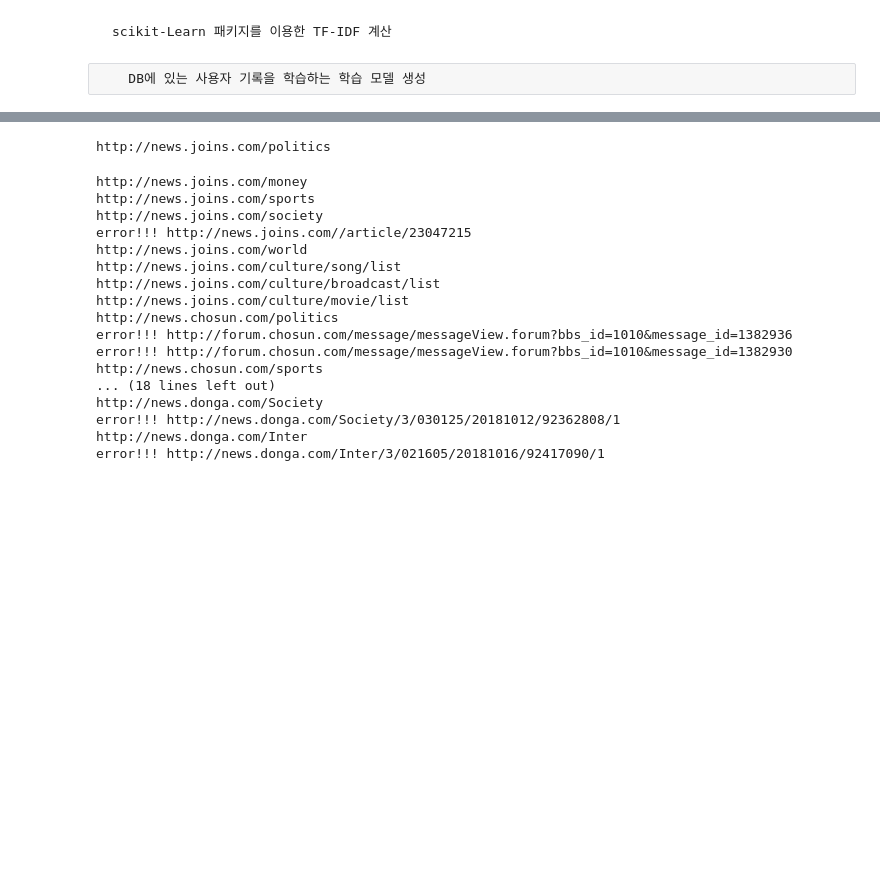
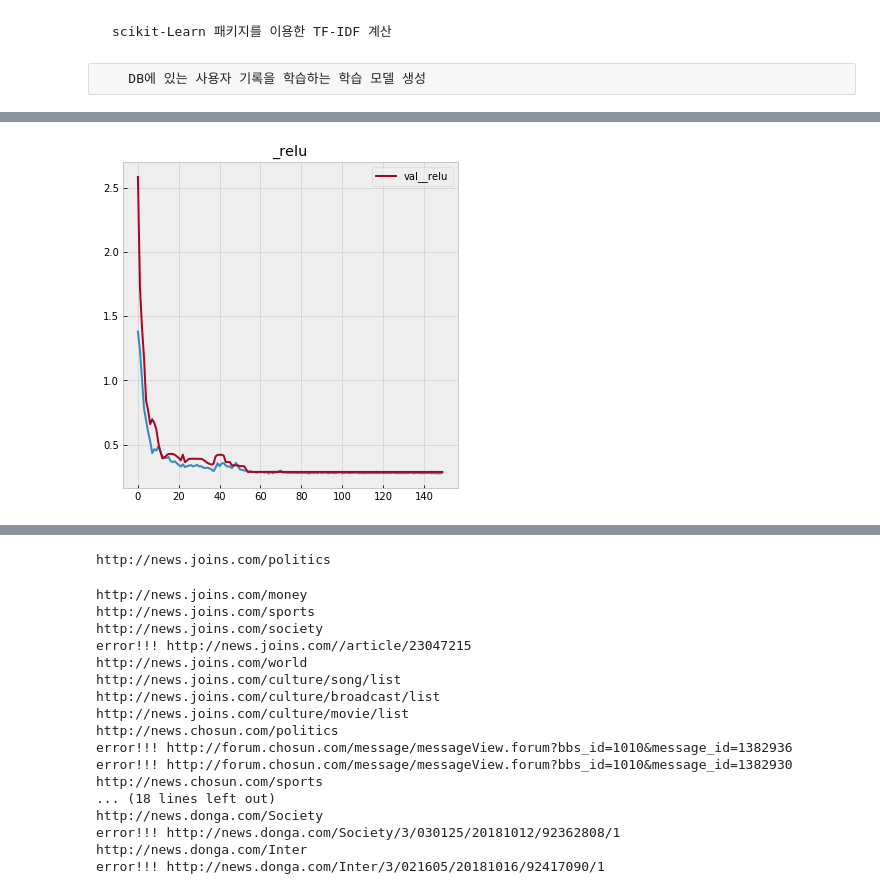
Before and after one commit to KimHgYg/Crawling, a Jupyter notebook: python_/Crawling_v1.ipynb, the cells around one changed output, grey strips where cells are left out. Cells and saved outputs as stored; diff of their text form; code cells hidden in the pictures; blank space fills up the shorter version.

Commit message:
model learning

```diff
--- a/python_/Crawling_v1.ipynb
+++ b/python_/Crawling_v1.ipynb
@@ -366,50 +431,117 @@ def build_model(categori_shape):
+# %%
+%matplotlib inline
+import matplotlib.pyplot as plt
+import plotly as py
+import plotly.graph_objs as go
+def plt_init():
+    plt.style.use('bmh')
+
+#plot 그리기
+def draw_plot(history, score, name):
+    plt.figure(figsize=(6,6))
+    plt.title(name)
+    plt.plot(history.history['loss'], label = name)
+    plt.plot(history.history['val_loss'], label = 'val_'+name)
+    plt.legend()
+    plt.show()
+    fig = plt.gcf()
+    fig.savefig(datetime.today().strftime("%Y%m%d")+'_'+name, bbox_inches='tight')
+    print("loss over test data : %.2f" % (score[0]))
+    print("accuracy over test data : %.2f" % (score[1]))
 # %%
 def recommand():
+
+    max_pad = 15
+
     global cursor
 
+    #db에서 데이터 불러오기
     cursor.execute('select * from user_tfidf')
     user_tfidf_info = cursor.fetchall()
     cursor.execute('select * from user_pri')
     user_pri_info = cursor.fetchall()
 
+    #tokenizer
     token = Tokenizer()
 
-
-
+    #db에서 불러온 데이터 dataframe형태로 저장
     user_tfidf = pd.DataFrame(user_tfidf_info,columns = ['ID','tfidf'])
     user_pri = pd.DataFrame(user_pri_info,columns = ['ID','age','gender','inter1','inter2','inter3'])
 
+    #tfidf 분할을 위해 따로 drop
     user_tfidf_value = user_tfidf.drop(columns = ['ID']).values
     user_tfidf = user_tfidf.drop(['tfidf'],axis=1)
 
     i = 0
     tmp = []
+    #tfidf 분할
     for arg in user_tfidf_value:
         tmp.append(' '.join(arg).split(' '))
 
+    #tokenizer 학습
     token.fit_on_texts(tmp)
 
     tmp = token.texts_to_sequences(tmp)
 
+    #분할 한 tfidf dataframe으로 만든 후 원본과 합친다
     tmp = pd.DataFrame(tmp,columns = ['tfidf','tfidf2','tfidf3'])
 
     user_tfidf = pd.concat([user_tfidf,tmp],axis=1)
 
+    #tfidf와 사용자 정보를 merge
     merged = pd.merge(user_tfidf,user_pri)
 
+    #ID별로 Y 구하기 위해 추출
     ID = user_tfidf.ID.unique()
 
-    i = 0
-    train_X = merged.loc[:,'tfidf':].values
-    train_X.reshape(-1,8,1)
+    train_X = []
     train_Y = []
+    #train_X max_pad 만큼 ID별로 데이터 추가하거나 삭제
+    for id in ID:
+        tmp = merged.loc[merged['ID'] == id,'tfidf':].values.T
+        tmp = pad_sequences(tmp,maxlen = max_pad).T
+        train_X.extend(tmp)
+
+    train_X = np.array(train_X)[:,np.newaxis].reshape(-1,max_pad,8)
+
+    #train_X.reshape(-1,8,1)
+    #print(train_X.shape)
+
+    #ID별로 train_Y
 
     for id in ID:
         user_private = merged.loc[merged['ID'] == id, 'tfidf' : 'tfidf3' ].values
-        user_private = np.vstack((user_private[1:],user_private[0]))
+        user_private = np.vstack((user_private[1:],user_private[0])).T
+        user_private = pad_sequences(user_private, maxlen = max_pad).T
         train_Y.extend(user_private)
 
-    train_Y = to_categorical(np.array(train_Y).reshape(-1,3,1))
-    print(train_Y.shape[2])
+    tmp = []
+    for target in to_categorical(np.array(train_Y).reshape(-1,3)):
+        tmp.append(sum(target))
+
+    train_Y = np.array(tmp)[:,np.newaxis].reshape(-1,max_pad,len(tmp[0]))
+    #print(train_Y.shape)
+
+    split = int(len(train_X)*0.8)
+    #모델 구축
+    model = build_model(max_pad, train_Y.shape[2])
+    model_sig = build_model_sigmoid(max_pad, train_Y.shape[2])
+    model_bi = build_model_bi(max_pad, train_Y.shape[2])
+    model_sig_bi = build_model_sigmoid_bi(max_pad, train_Y.shape[2])
+
+    #모델 run
+    (history, score) = learning(model, train_X[:split],train_Y[:split],train_X[split:],train_Y[split:],'_relu')
+    (history2, score2) = learning(model_sig, train_X[:split],train_Y[:split],train_X[split:],train_Y[split:],'_sigmoid')
+    (history3, score3) = learning(model_sig, train_X[:split],train_Y[:split],train_X[split:],train_Y[split:],'_relu_bi')
+    (history4, score4) = learning(model_sig, train_X[:split],train_Y[:split],train_X[split:],train_Y[split:],'_sigmoid_bi')
+    #plot iniit
+    plt = plt_init()
+
+    #plot 그리기
+    draw_plot(history, score, '_relu')
+    draw_plot(history2, score2,'_sigmoid')
+    draw_plot(history3, score3,'_relu_bi')
+    draw_plot(history4, score4,'_sigmoid_bi')
+
 recommand()
 # %% [output]
@@ -416,0 +565 @@ recommand()
+[figure, added]
```
Also changed, not shown: parts of 6 cells of this notebook, 5 other files.
